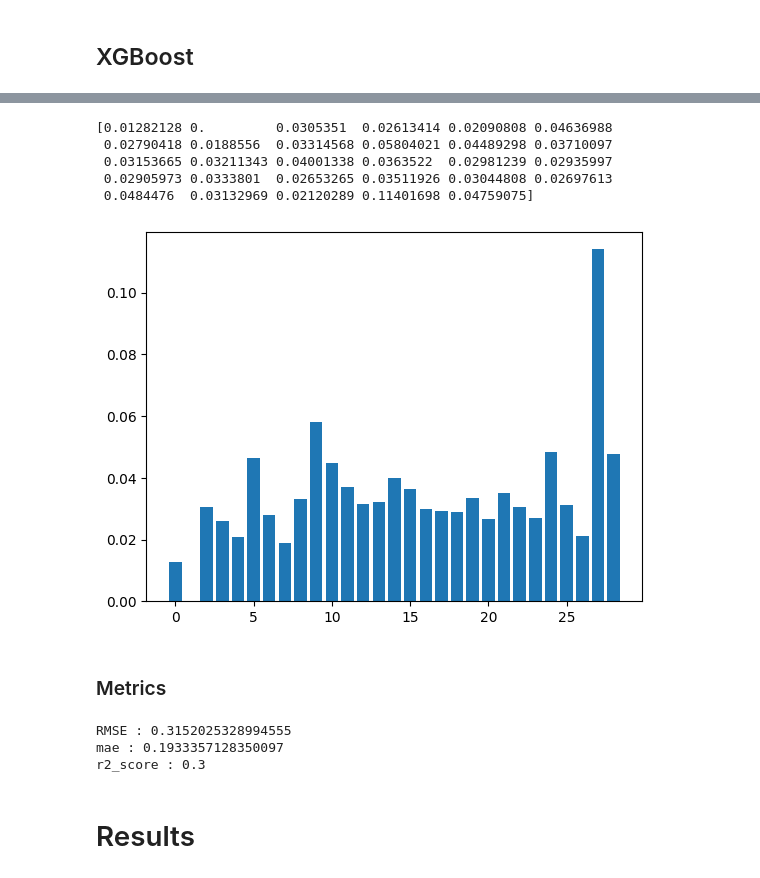
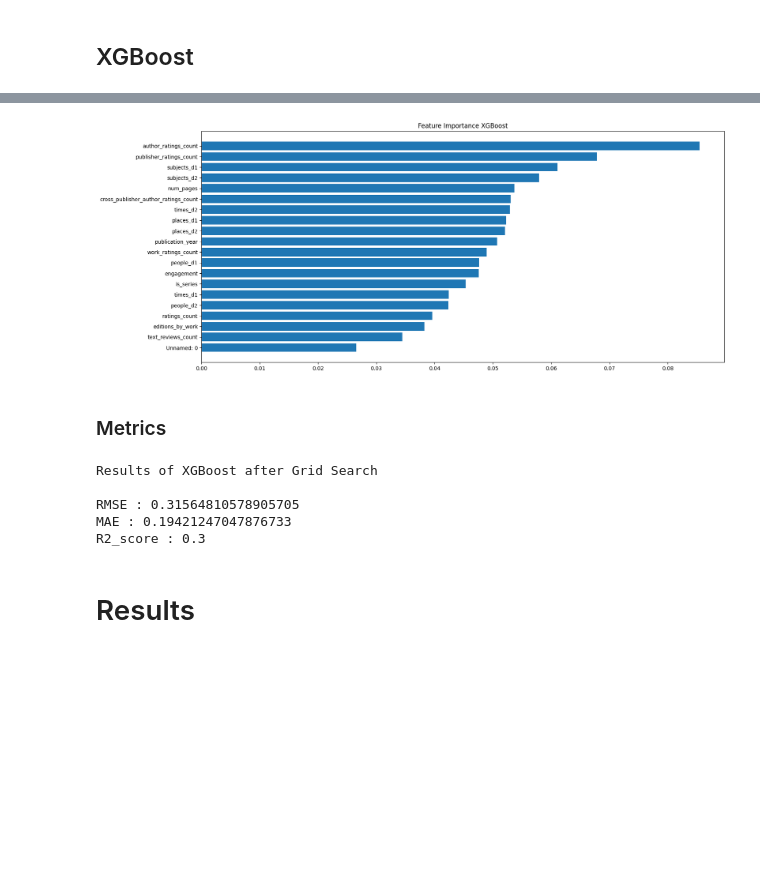
Before and after one commit to rudydesplan/book_rating, a Jupyter notebook: models.ipynb, the cells around one changed output, grey strips where cells are left out. Saved outputs shown, nothing was run; the diff lists cells and outputs as text; code cells hidden in the pictures; blank space fills up the shorter version.

```diff
--- a/models.ipynb
+++ b/models.ipynb
@@ -265,30 +258,28 @@ print(xgb_grid.best_params_)
 optimal_xgb = xgb_grid.best_estimator_
 # %%
 y_pred = optimal_xgb.predict(X_test)
-# %%
-# feature importance
-print(optimal_xgb.feature_importances_)
-# plot
-pyplot.bar(range(len(optimal_xgb.feature_importances_)), optimal_xgb.feature_importances_)
-pyplot.show()
-# %% [output]
-[0.01282128 0.         0.0305351  0.02613414 0.02090808 0.04636988
- 0.02790418 0.0188556  0.03314568 0.05804021 0.04489298 0.03710097
- 0.03153665 0.03211343 0.04001338 0.0363522  0.02981239 0.02935997
- 0.02905973 0.0333801  0.02653265 0.03511926 0.03044808 0.02697613
- 0.0484476  0.03132969 0.02120289 0.11401698 0.04759075]
-[figure, removed]
+# %%
+importance_feature = pd.DataFrame(optimal_xgb.feature_importances_,index=X_train.columns,columns=['Importance']).sort_values(by=['Importance'],ascending=False)
+importance_feature.sort_values(by=['Importance'],ascending=True,inplace=True)
+
+plt.figure(figsize=(18,8))
+plt.barh(y=importance_feature.index,width=importance_feature.values.reshape((-1,)))
+plt.title("Feature Importance XGBoost")
+plt.show()
+# %% [output]
+[figure, added]
 # %% [markdown]
 ### Metrics
 # %%
 # calculate errors
 errors = mean_squared_error(y_test,y_pred)
 rmse = math.sqrt(errors)
+print('Results of XGBoost after Grid Search \n')
 print(f'RMSE : {rmse}')
 mae = mean_absolute_error(y_test,y_pred)
-print(f'mae : {mae}')
+print(f'MAE : {mae}')
 r2 = r2_score(y_test,y_pred).round(2)
-print(f'r2_score : {r2.round(2)}')
+print(f'R2_score : {r2.round(2)} \n')
 
 # Create dictionnary to aggregte all result
 dict = {'model name' : 'XGBoost','RMSE':rmse,'mae':mae,'r2_score':r2 }
@@ -296,9 +287,11 @@ global_result.loc[len(global_result)] = pd.Series(data=dict,index=dict.keys())
 
 pred = pd.DataFrame({'Actual': y_test.tolist(), 'Predicted': y_pred.tolist()}).head(25)
 # %% [output]
-RMSE : 0.3152025328994555
-mae : 0.1933357128350097
-r2_score : 0.3
+Results of XGBoost after Grid Search
+
+RMSE : 0.31564810578905705
+MAE : 0.19421247047876733
+R2_score : 0.3
 # %% [markdown]
 # Results
 # %%
```
Also changed, not shown: parts of 26 cells of this notebook.
